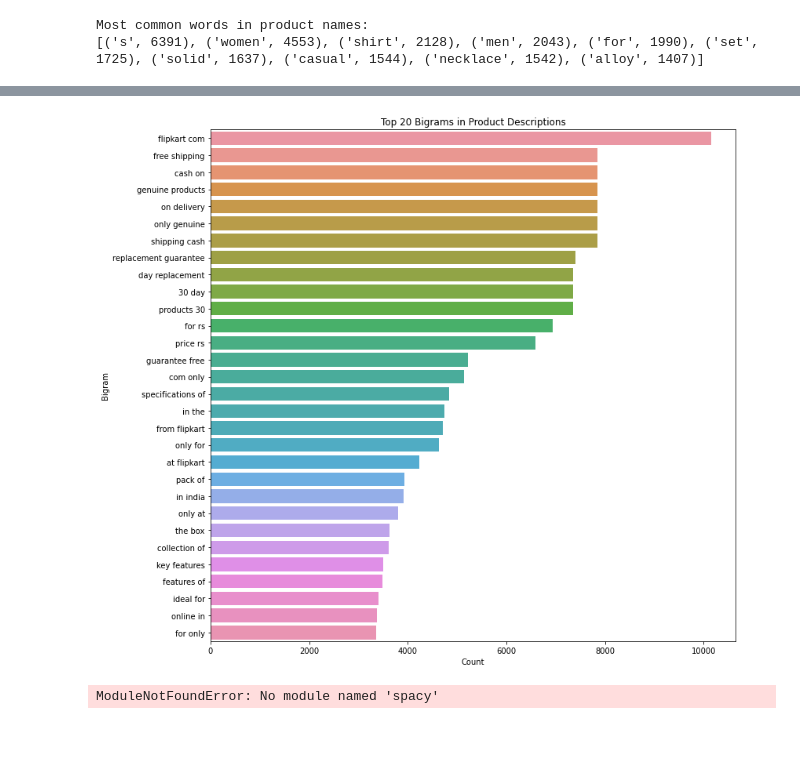
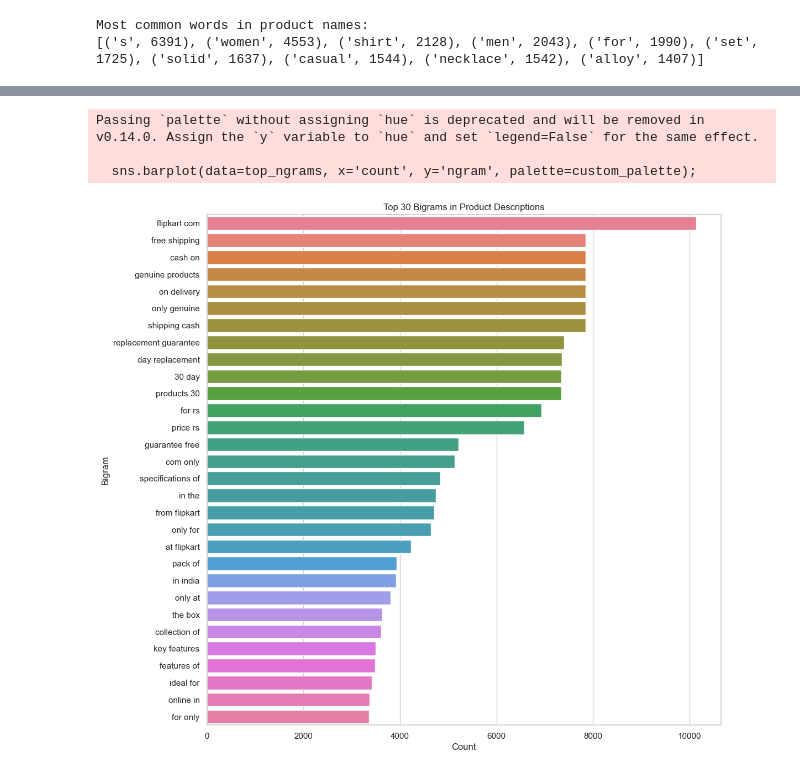
Before and after one commit to RishiMishra3004/Product-Retrieval-System, a Jupyter notebook: notebooks/EDA_Analysis.ipynb, the cells around one changed output, grey strips where cells are left out. Saved outputs shown, nothing was run; the diff lists cells and outputs as text; code cells hidden in the pictures; blank space fills up the shorter version.

```diff
--- a/notebooks/EDA_Analysis.ipynb
+++ b/notebooks/EDA_Analysis.ipynb
@@ -10,7 +12,7 @@ import seaborn as sns
 # %% [markdown]
 ## 2. Load the data
 # %%
-data = pd.read_csv("data/flipkart_com-ecommerce_sample.csv")
+data = pd.read_csv("../data/flipkart_com-ecommerce_sample.csv")
 data.T
 # %% [output]
 |  | 0 | 1 | 2 | 3 | 4 | 5 | 6 | 7 | 8 | 9 | ... | ... |
@@ -62,2 +68,14 @@ memory usage: 1.3+ MB
 # %%
+# Check for missing values
+print(data.isnull().sum())
+
+# Check for duplicate rows
+print(f"Number of duplicate rows: {data.duplicated().sum()}")
+
+# Drop duplicate rows if needed
+data = data.drop_duplicates()
+
+# Convert 'No rating available' to NaN
+data['product_rating'] = pd.to_numeric(data['product_rating'], errors='coerce')
+data['overall_rating'] = pd.to_numeric(data['overall_rating'], errors='coerce')
 # %% [output]
@@ -94,6 +239,19 @@ print(get_most_common_words(data['product_name']))
 Most common words in product names:
 [('s', 6391), ('women', 4553), ('shirt', 2128), ('men', 2043), ('for', 1990), ('set', 1725), ('solid', 1637), ('casual', 1544), ('necklace', 1542), ('alloy', 1407)]
 # %%
-# Check for missing values
-data.isnull().sum()
+# Length of product names
+data['name_length'] = data['product_name'].str.len()
+plt.figure(figsize=(10, 6))
+sns.histplot(data['name_length'], bins=30, kde=True)
+plt.xlabel('Product Name Length')
+plt.title('Distribution of Product Name Lengths')
+plt.show()
+
+# Length of product descriptions
+data['description_length'] = data['description'].str.len()
+plt.figure(figsize=(10, 6))
+sns.histplot(data['description_length'], bins=30, kde=True)
+plt.xlabel('Description Length')
+plt.title('Distribution of Product Description Lengths')
+plt.show()
 # %% [output]
@@ -117,60 +260,34 @@ dtype: int64
 # %%
 from sklearn.feature_extraction.text import CountVectorizer
 import pandas as pd
 import matplotlib.pyplot as plt
 import seaborn as sns
 
 # Initialize CountVectorizer with a limit on the number of features
 vectorizer = CountVectorizer(ngram_range=(2, 2), max_features=10000)  # Limit to top 10,000 bigrams
 X = vectorizer.fit_transform(data['description'].dropna())
 
 # Extract n-grams and their counts
-ngrams = vectorizer.get_feature_names()
+ngrams = vectorizer.get_feature_names_out()
 count_values = X.sum(axis=0).A1  # Sum along the rows and convert to 1D array
 
 # Prepare data for plotting
 ngrams_count = pd.DataFrame({'ngram': ngrams, 'count': count_values})
 top_ngrams = ngrams_count.nlargest(30, 'count')
 
 # Plotting top 20 bigrams
+# Set the style and color palette
+sns.set_theme(style='whitegrid');
+custom_palette = sns.color_palette("husl", n_colors=len(top_ngrams));
+
 plt.figure(figsize=(12, 12))
-sns.barplot(data=top_ngrams, x='count', y='ngram')
+sns.barplot(data=top_ngrams, x='count', y='ngram', palette=custom_palette);
 plt.title('Top 30 Bigrams in Product Descriptions')
 plt.xlabel('Count')
 plt.ylabel('Bigram')
-plt.show()
+plt.show();
 # %% [output]
+Passing `palette` without assigning `hue` is deprecated and will be removed in v0.14.0. Assign the `y` variable to `hue` and set `legend=False` for the same effect.
+
+  sns.barplot(data=top_ngrams, x='count', y='ngram', palette=custom_palette);
-[figure, old version]
+[figure, new version]
-# %%
-import spacy
-from spacy.tokens import DocBin
-
-# Load spaCy model
-nlp = spacy.load('en_core_web_sm')
-
-# Tokenize and extract bigrams
-def extract_bigrams(text):
-    doc = nlp(text)
-    bigrams = [f"{doc[i].text} {doc[i+1].text}" for i in range(len(doc)-1)]
-    return bigrams
-
-# Apply bigram extraction
-data['bigrams'] = data['description'].dropna().apply(extract_bigrams)
-
-# Flatten the list of bigrams and count occurrences
-all_bigrams = [bigram for sublist in data['bigrams'] for bigram in sublist]
-bigram_counts = pd.Series(all_bigrams).value_counts()
-
-# Prepare data for plotting
-top_bigrams = bigram_counts.head(20).reset_index()
-top_bigrams.columns = ['bigram', 'count']
-
-# Plotting top 20 bigrams
-plt.figure(figsize=(12, 6))
-sns.barplot(data=top_bigrams, x='count', y='bigram')
-plt.title('Top 20 Bigrams in Product Descriptions')
-plt.xlabel('Count')
-plt.ylabel('Bigram')
-plt.show()
-# %% [output]
-ModuleNotFoundError: No module named 'spacy'
```
Also changed, not shown: parts of 15 cells of this notebook.
